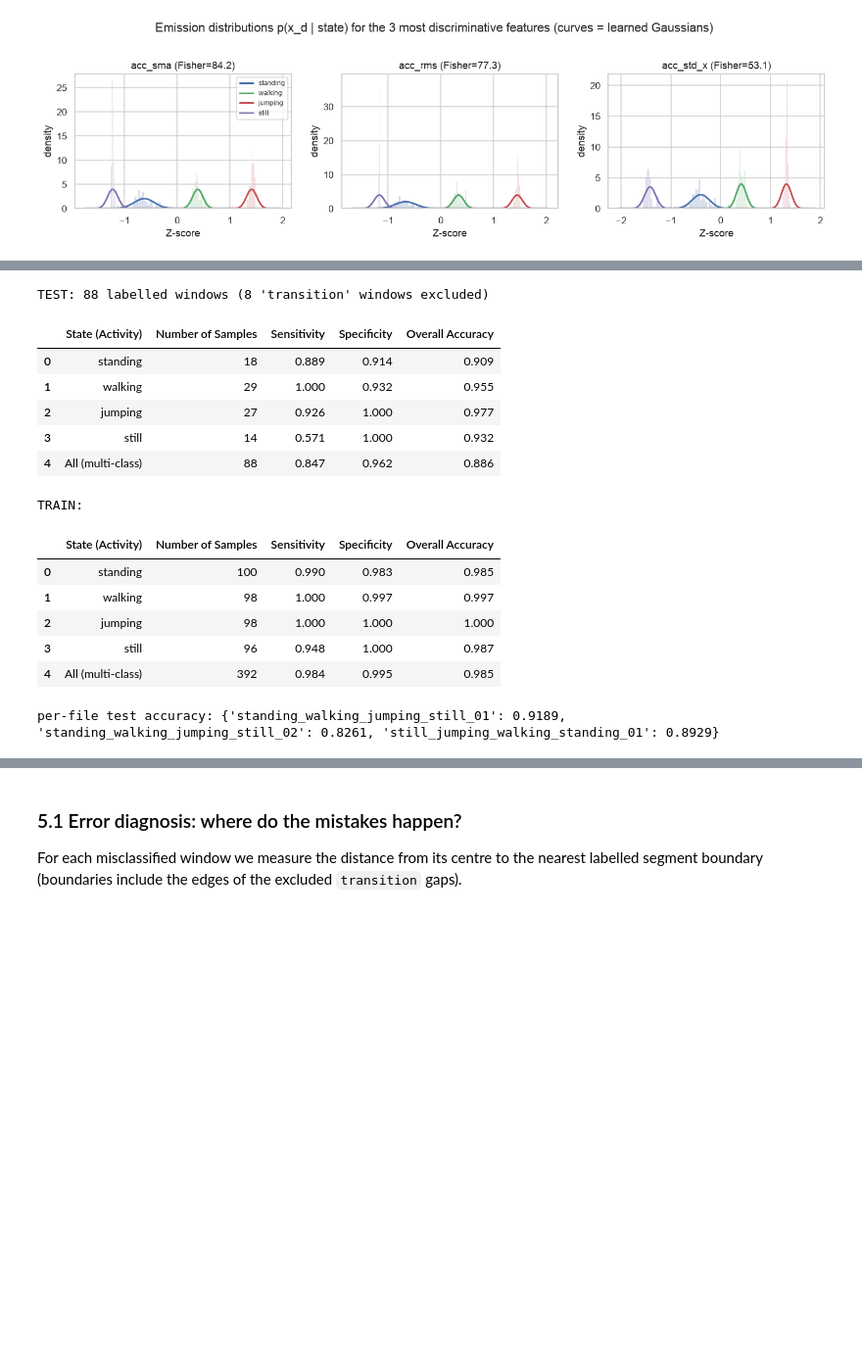
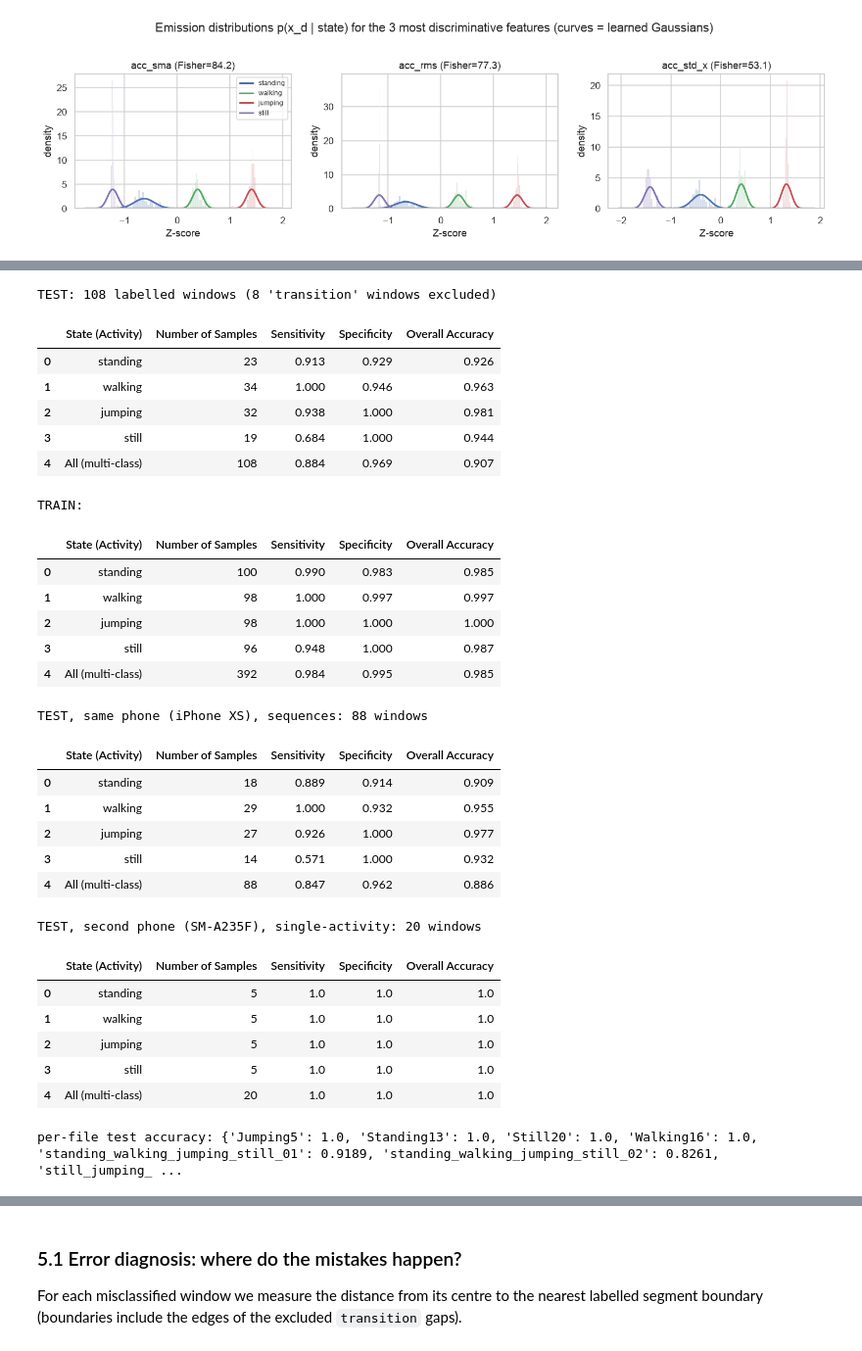
Before and after one commit to Eddydev-ALU/hmm-human-activity-recognition-formative-2, a Jupyter notebook: notebooks/hmm_activity_recognition.ipynb, the cells around one changed output, grey strips where cells are left out. Shown at 98% size. Cells and saved outputs as stored; diff of their text form; code cells hidden in the pictures; blank space fills up the shorter version.

```diff
--- a/notebooks/hmm_activity_recognition.ipynb
+++ b/notebooks/hmm_activity_recognition.ipynb
@@ -171,11 +181,20 @@ def resample(df: pd.DataFrame, fs: float = FS) -> pd.DataFrame:
     """Resample all signal columns onto a uniform grid at `fs` Hz with linear interpolation.
 
     Harmonises phones with different (or jittery) sampling rates. Grid: 0, 1/fs, ..., <= last timestamp.
+    When downsampling (source rate > 1.2 * fs, e.g. a 100 Hz phone), a zero-phase 4th-order Butterworth
+    low-pass at 0.8 * (fs / 2) = 20 Hz is applied first, so content above the new Nyquist frequency cannot alias.
     """
     t = df["t"].to_numpy()
+    src = detect_rate(t)
+    cols = df.columns.drop("t")
+    if src > 1.2 * fs:
+        t_src = np.arange(0.0, t[-1], 1.0 / src)
+        b, a = butter(4, 0.8 * fs / 2, fs=src)
+        df = pd.DataFrame({"t": t_src, **{c: filtfilt(b, a, np.interp(t_src, t, df[c].to_numpy())) for c in cols}})
+        t = t_src
     grid = np.arange(0.0, t[-1], 1.0 / fs)
     out = {"t": grid}
-    for col in df.columns.drop("t"):
+    for col in cols:
         out[col] = np.interp(grid, t, df[col].to_numpy())
     return pd.DataFrame(out)
 
@@ -852,20 +876,29 @@ def label_samples(df: pd.DataFrame, rec_id: str, trim_s: float = TRIM_S) -> pd.S
         lab[(t_orig >= s.start_s) & (t_orig < s.end_s)] = s.label
     return lab
 
+TRAIN_DEVICE = train_inv.device.iloc[0]
 test_inv = inventory(RAW_TEST)
+test_inv["source"] = np.where(test_inv.device == TRAIN_DEVICE, f"same phone ({TRAIN_DEVICE}), sequences",
+                              "second phone (" + test_inv.device + "), single-activity")
+unexpected = test_inv.loc[~test_inv.recording.isin(segments.recording) & ~test_inv.label.isin(ACTIVITIES), "folder"].tolist()
+assert not unexpected, f"Test folders with unexpected labels: {unexpected}"
+
 test_recs, test_feats = {}, []
 for _, row in test_inv.iterrows():
     df = clean_recording(RAW_TEST / row.folder)
-    df.insert(1, "label", label_samples(df, row.recording))
+    if row.recording in set(segments.recording):          # multi-activity sequence -> hand-labelled segments
+        df.insert(1, "label", label_samples(df, row.recording))
+    else:                                                  # single-activity file -> label from folder name
+        df.insert(1, "label", row.label)
     assert (df.label != "unlabelled").all(), f"unlabelled samples in {row.recording}"
     test_recs[row.recording] = df
     df.to_csv(PROC / "test" / f"{row.recording}.csv", index=False)
-    test_feats.append(features_for_recording(df, row.recording))
+    test_feats.append(features_for_recording(df, row.recording).assign(source=row.source))
 test_feat = pd.concat(test_feats, ignore_index=True)
 test_feat.to_csv(PROC / "features_test.csv", index=False)
 
 Ztest = scaler.transform(test_feat[FEATURES])           # TRAINING mean/std, no refit
-display(test_inv[["recording", "device", "detected_hz", "raw_duration_s"]].round(2))
-print("test windows per label:"); print(test_feat.label.value_counts().to_string())
-RESULTS["test_files"] = test_inv[["recording", "detected_hz", "raw_duration_s"]].round(2).to_dict(orient="records")
+display(test_inv[["recording", "source", "device", "configured_hz", "detected_hz", "raw_duration_s"]].round(2))
+print("test windows per source and label:"); display(pd.crosstab(test_feat.source, test_feat.label))
+RESULTS["test_files"] = test_inv[["recording", "source", "device", "configured_hz", "detected_hz", "raw_duration_s"]].round(2).to_dict(orient="records")
 # %% [output]
@@ -910,32 +945,39 @@ def evaluate(y_true: np.ndarray, y_pred: np.ndarray) -> tuple[pd.DataFrame, np.n
 # %%
 # ---- test set (unseen) ----
 test_feat["pred"] = decode(hmm, Ztest, test_feat)
 mask = test_feat.label.isin(ACTIVITIES)
 test_table, cm_test = evaluate(test_feat.label[mask], test_feat.pred[mask])
 print(f"TEST: {mask.sum()} labelled windows ({(~mask).sum()} 'transition' windows excluded)")
 display(test_table.round(3))
 
 # ---- training set (same decoding, training sequences) ----
 y_tr_true = np.concatenate([[ACTIVITIES[i] for i in y] for y in y_train_seqs])
 y_tr_pred = np.concatenate([[ACTIVITIES[i] for i in hmm.viterbi(X)[0]] for X in X_train_seqs])
 train_table, cm_train = evaluate(y_tr_true, y_tr_pred)
 print("TRAIN:"); display(train_table.round(3))
 
+# ---- the same metrics per test source (same phone vs second phone) ----
+RESULTS["test_by_source"] = {}
+for src, g in test_feat[mask].groupby("source"):
+    t_src, cm_src = evaluate(g.label, g.pred)
+    print(f"\nTEST, {src}: {len(g)} windows"); display(t_src.round(3))
+    RESULTS["test_by_source"][src] = {"table": t_src.round(4).to_dict(orient="records"), "cm": cm_src.tolist()}
+
 RESULTS["test_table"] = test_table.round(4).to_dict(orient="records")
 RESULTS["train_table"] = train_table.round(4).to_dict(orient="records")
 RESULTS["cm_test"] = cm_test.tolist(); RESULTS["cm_train"] = cm_train.tolist()
 RESULTS["test_excluded_transition_windows"] = int((~mask).sum())
 RESULTS["per_file_acc"] = {r: round(float((g.label == g.pred)[g.label.isin(ACTIVITIES)].mean()), 4)
                            for r, g in test_feat.groupby("recording")}
 print("per-file test accuracy:", RESULTS["per_file_acc"])
 # %% [output]
-TEST: 88 labelled windows (8 'transition' windows excluded)
+TEST: 108 labelled windows (8 'transition' windows excluded)
 |  | State (Activity) | Number of Samples | Sensitivity | Specificity | Overall Accuracy |
-| 0 | standing | 18 | 0.889 | 0.914 | 0.909 |
-| 1 | walking | 29 | 1.000 | 0.932 | 0.955 |
-| 2 | jumping | 27 | 0.926 | 1.000 | 0.977 |
-| 3 | still | 14 | 0.571 | 1.000 | 0.932 |
-| 4 | All (multi-class) | 88 | 0.847 | 0.962 | 0.886 |
+| 0 | standing | 23 | 0.913 | 0.929 | 0.926 |
+| 1 | walking | 34 | 1.000 | 0.946 | 0.963 |
+| 2 | jumping | 32 | 0.938 | 1.000 | 0.981 |
+| 3 | still | 19 | 0.684 | 1.000 | 0.944 |
+| 4 | All (multi-class) | 108 | 0.884 | 0.969 | 0.907 |
 TRAIN:
 |  | State (Activity) | Number of Samples | Sensitivity | Specificity | Overall Accuracy |
 | 0 | standing | 100 | 0.990 | 0.983 | 0.985 |
@@ -943,7 +985,21 @@ TRAIN:
 | 2 | jumping | 98 | 1.000 | 1.000 | 1.000 |
 | 3 | still | 96 | 0.948 | 1.000 | 0.987 |
 | 4 | All (multi-class) | 392 | 0.984 | 0.995 | 0.985 |
-per-file test accuracy: {'standing_walking_jumping_still_01': 0.9189, 'standing_walking_jumping_still_02': 0.8261, 'still_jumping_walking_standing_01': 0.8929}
+TEST, same phone (iPhone XS), sequences: 88 windows
+|  | State (Activity) | Number of Samples | Sensitivity | Specificity | Overall Accuracy |
+| 0 | standing | 18 | 0.889 | 0.914 | 0.909 |
+| 1 | walking | 29 | 1.000 | 0.932 | 0.955 |
+| 2 | jumping | 27 | 0.926 | 1.000 | 0.977 |
+| 3 | still | 14 | 0.571 | 1.000 | 0.932 |
+| 4 | All (multi-class) | 88 | 0.847 | 0.962 | 0.886 |
+TEST, second phone (SM-A235F), single-activity: 20 windows
+|  | State (Activity) | Number of Samples | Sensitivity | Specificity | Overall Accuracy |
+| 0 | standing | 5 | 1.0 | 1.0 | 1.0 |
+| 1 | walking | 5 | 1.0 | 1.0 | 1.0 |
+| 2 | jumping | 5 | 1.0 | 1.0 | 1.0 |
+| 3 | still | 5 | 1.0 | 1.0 | 1.0 |
+| 4 | All (multi-class) | 20 | 1.0 | 1.0 | 1.0 |
+per-file test accuracy: {'Jumping5': 1.0, 'Standing13': 1.0, 'Still20': 1.0, 'Walking16': 1.0, 'standing_walking_jumping_still_01': 0.9189, 'standing_walking_jumping_still_02': 0.8261, 'still_jumping_ ...
 # %%
 def plot_confusion(cm: np.ndarray, title: str, name: str) -> None:
     """Side-by-side confusion matrix: counts and row-normalised (recall) values."""
```
Also changed, not shown: parts of 14 cells of this notebook, 40 other files.
